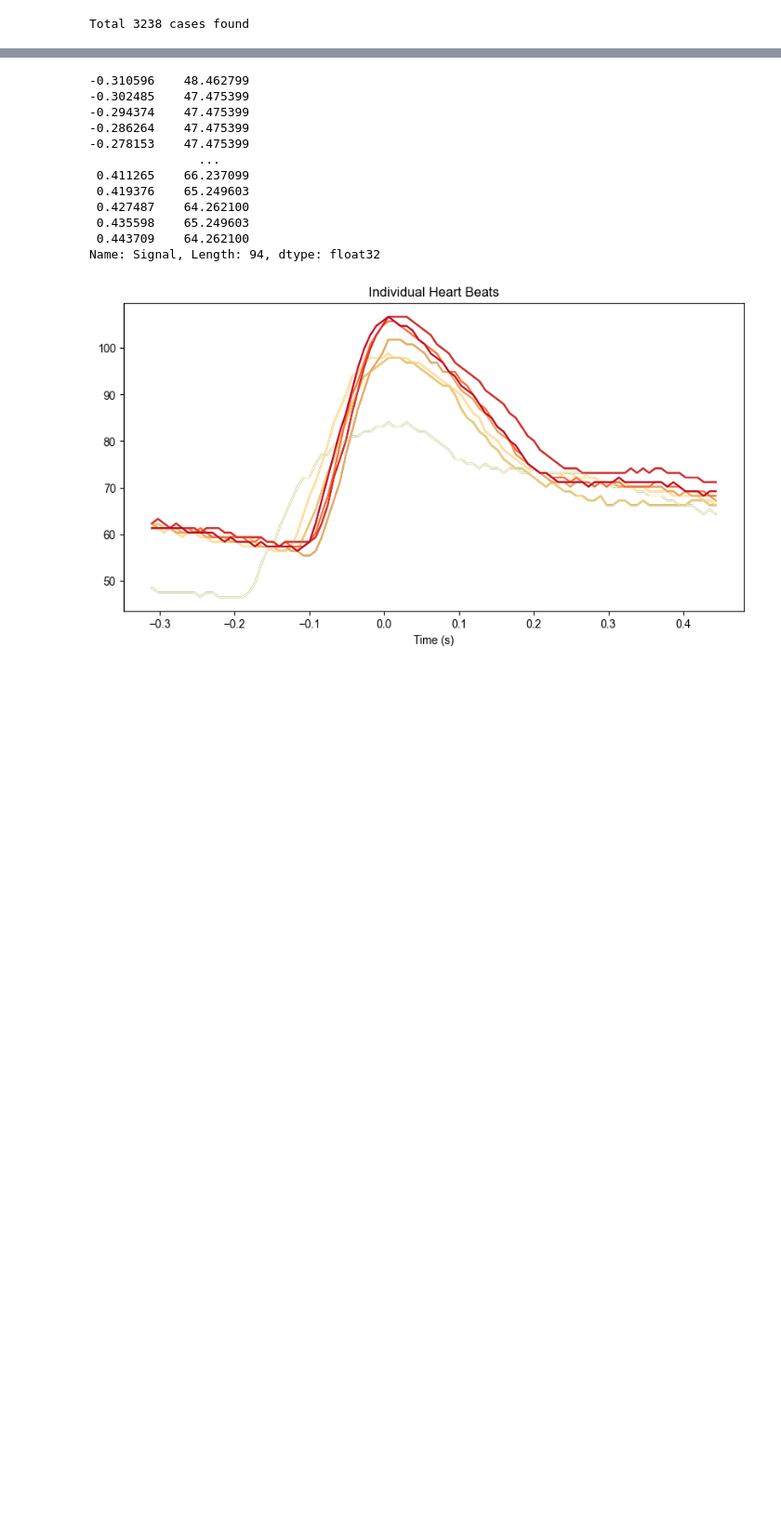
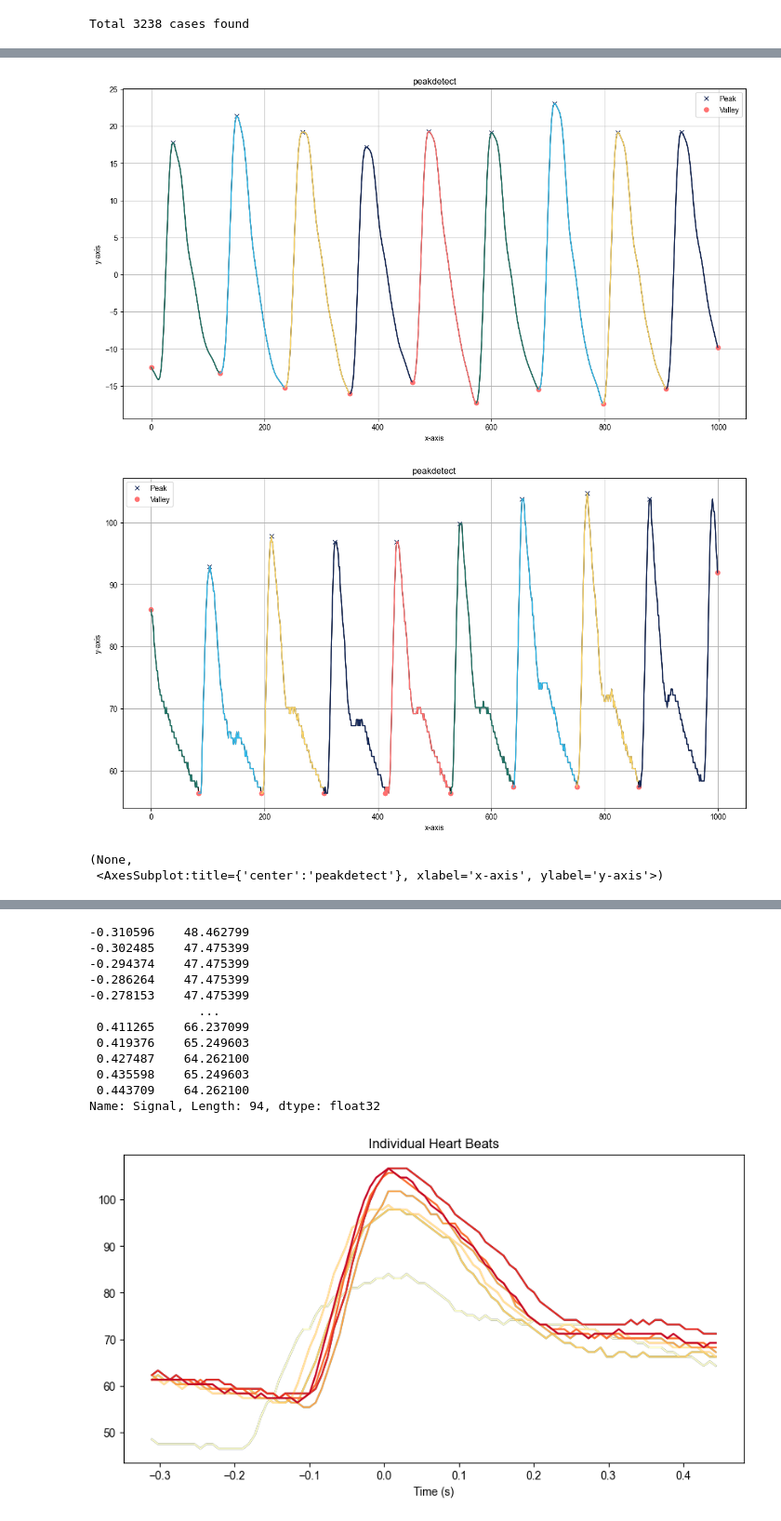
Before and after one commit to rohansanda/bp_prediction_cs229, a Jupyter notebook: processing_take3.ipynb, the cells around one changed output, grey strips where cells are left out. Shown at 93% size. Saved outputs shown, nothing was run; the diff lists cells and outputs as text; code cells hidden in the pictures; blank space fills up the shorter version.

```diff
--- a/processing_take3.ipynb
+++ b/processing_take3.ipynb
@@ -566,0 +750,12 @@ um(ta=None, tb = None, data=[ppg, art], t=np.arange(len(ppg)))
+# %%
+    fp1 = findpeaks(method='peakdetect', lookahead=30, verbose=0)
+    fp2 = findpeaks(method='peakdetect', lookahead=30, verbose=0)
+    results_1 = fp1.fit(ppg)
+    results_2 = fp2.fit(art)
+    fp1.plot()
+    fp2.plot()
+# %% [output]
+[figure, added]
+[figure, added]
+(None,
+ <AxesSubplot:title={'center':'peakdetect'}, xlabel='x-axis', ylabel='y-axis'>)
```
Also changed, not shown: parts of 34 cells of this notebook, 1 other file.
